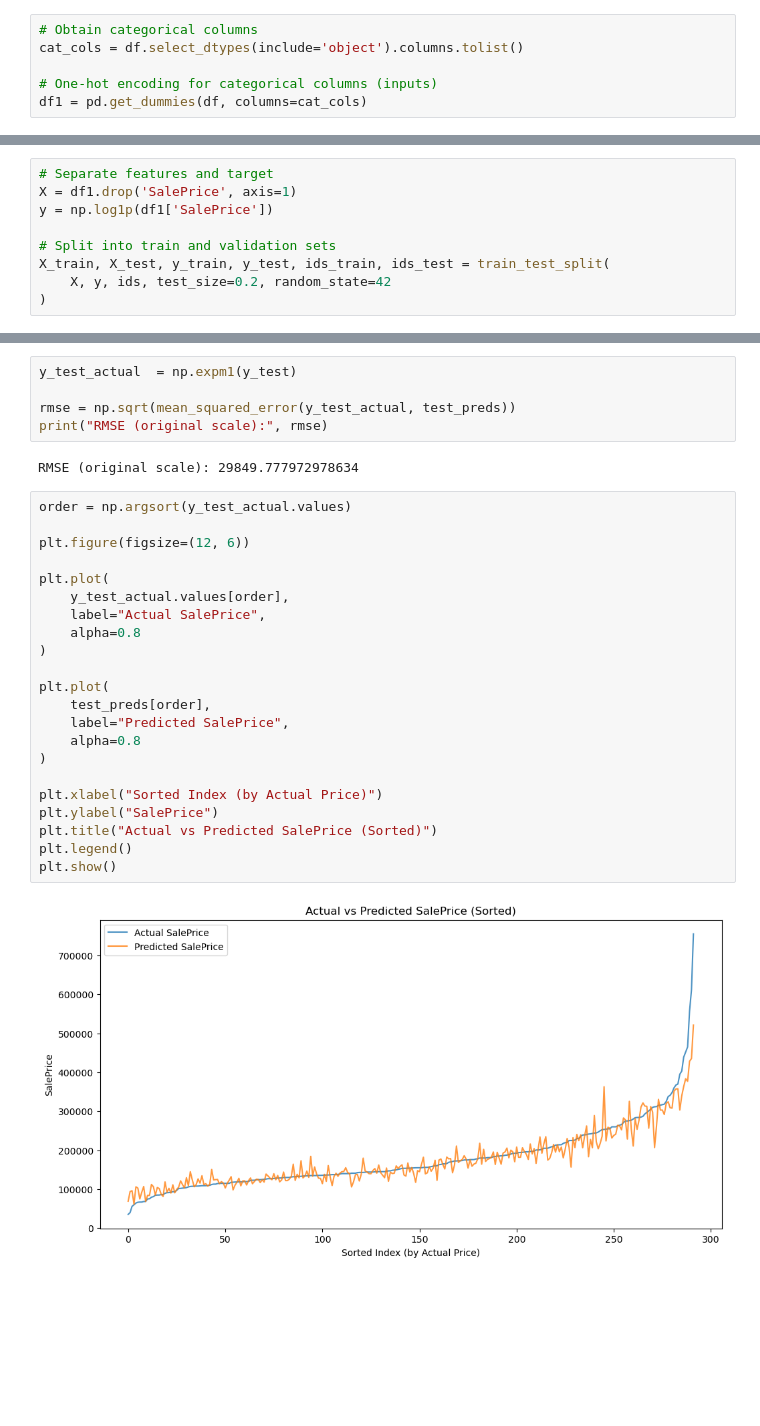
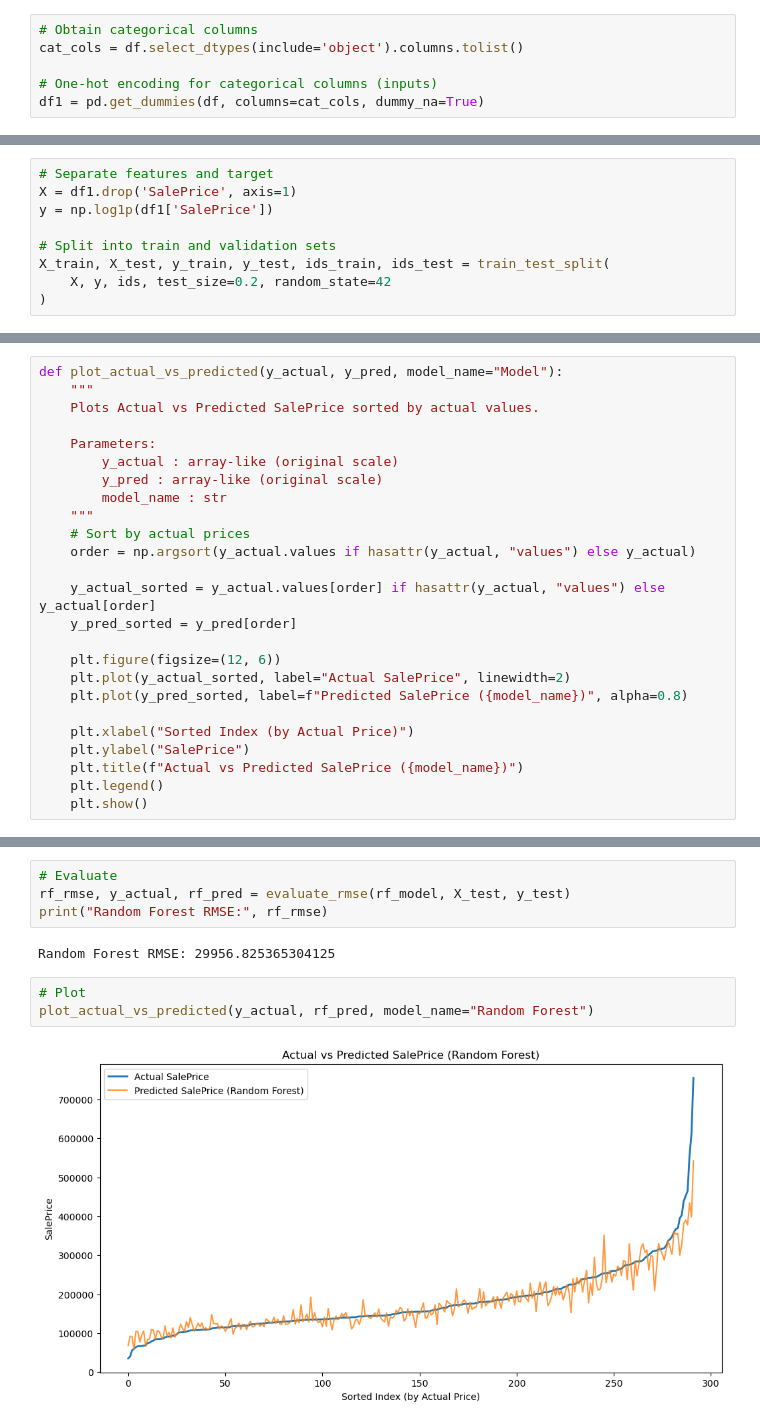
Before and after one commit to jerrell-y/house-price-estimation, a Jupyter notebook: House price estimation.ipynb, the cells around one changed output, grey strips where cells are left out. Drawn from its saved outputs; the diff is of its cells as text; blank space fills up the shorter version.

```diff
--- a/House price estimation.ipynb
+++ b/House price estimation.ipynb
@@ -65,7 +70,7 @@ df.head(5)
 cat_cols = df.select_dtypes(include='object').columns.tolist()
 
 # One-hot encoding for categorical columns (inputs)
-df1 = pd.get_dummies(df, columns=cat_cols)
+df1 = pd.get_dummies(df, columns=cat_cols, dummy_na=True)
 # %%
 # Check dataset structure to confirm that one-hot encoding has been applied
 print(df1.head(5))
@@ -139,3 +174,28 @@ Best Parameters: {'bootstrap': True, 'max_depth': 20, 'min_samples_leaf': 2, 'mi
+# %%
+def plot_actual_vs_predicted(y_actual, y_pred, model_name="Model"):
+    """
+    Plots Actual vs Predicted SalePrice sorted by actual values.
+
+    Parameters:
+        y_actual : array-like (original scale)
+        y_pred : array-like (original scale)
+        model_name : str
+    """
+    # Sort by actual prices
+    order = np.argsort(y_actual.values if hasattr(y_actual, "values") else y_actual)
+
+    y_actual_sorted = y_actual.values[order] if hasattr(y_actual, "values") else y_actual[order]
+    y_pred_sorted = y_pred[order]
+
+    plt.figure(figsize=(12, 6))
+    plt.plot(y_actual_sorted, label="Actual SalePrice", linewidth=2)
+    plt.plot(y_pred_sorted, label=f"Predicted SalePrice ({model_name})", alpha=0.8)
+
+    plt.xlabel("Sorted Index (by Actual Price)")
+    plt.ylabel("SalePrice")
+    plt.title(f"Actual vs Predicted SalePrice ({model_name})")
+    plt.legend()
+    plt.show()
 # %%
 # Fit the test data into the model
 rf_model = grid_search.best_estimator_
@@ -165,31 +205,11 @@ df_final.head(5)
-# %%
-y_test_actual  = np.expm1(y_test)
-
-rmse = np.sqrt(mean_squared_error(y_test_actual, test_preds))
-print("RMSE (original scale):", rmse)
-# %% [output]
-RMSE (original scale): 29849.777972978634
-# %%
-order = np.argsort(y_test_actual.values)
-
-plt.figure(figsize=(12, 6))
-
-plt.plot(
-    y_test_actual.values[order],
-    label="Actual SalePrice",
-    alpha=0.8
-)
-
-plt.plot(
-    test_preds[order],
-    label="Predicted SalePrice",
-    alpha=0.8
-)
-
-plt.xlabel("Sorted Index (by Actual Price)")
-plt.ylabel("SalePrice")
-plt.title("Actual vs Predicted SalePrice (Sorted)")
-plt.legend()
-plt.show()
-# %% [output]
-[figure, removed]
+# %%
+# Evaluate
+rf_rmse, y_actual, rf_pred = evaluate_rmse(rf_model, X_test, y_test)
+print("Random Forest RMSE:", rf_rmse)
+# %% [output]
+Random Forest RMSE: 29956.825365304125
+# %%
+# Plot
+plot_actual_vs_predicted(y_actual, rf_pred, model_name="Random Forest")
+# %% [output]
+[figure, added]
```
Also changed, not shown: parts of 20 cells of this notebook.
